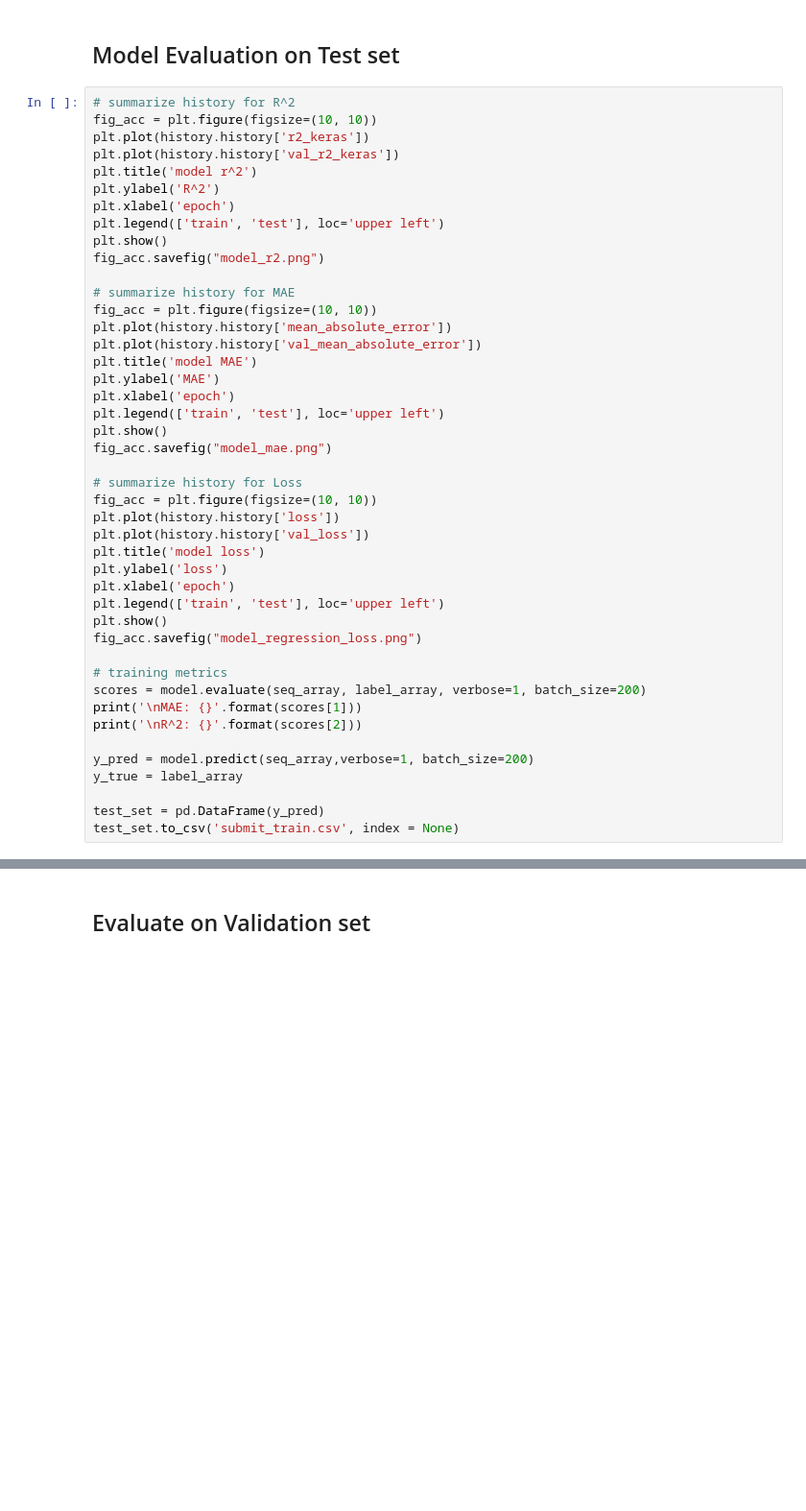
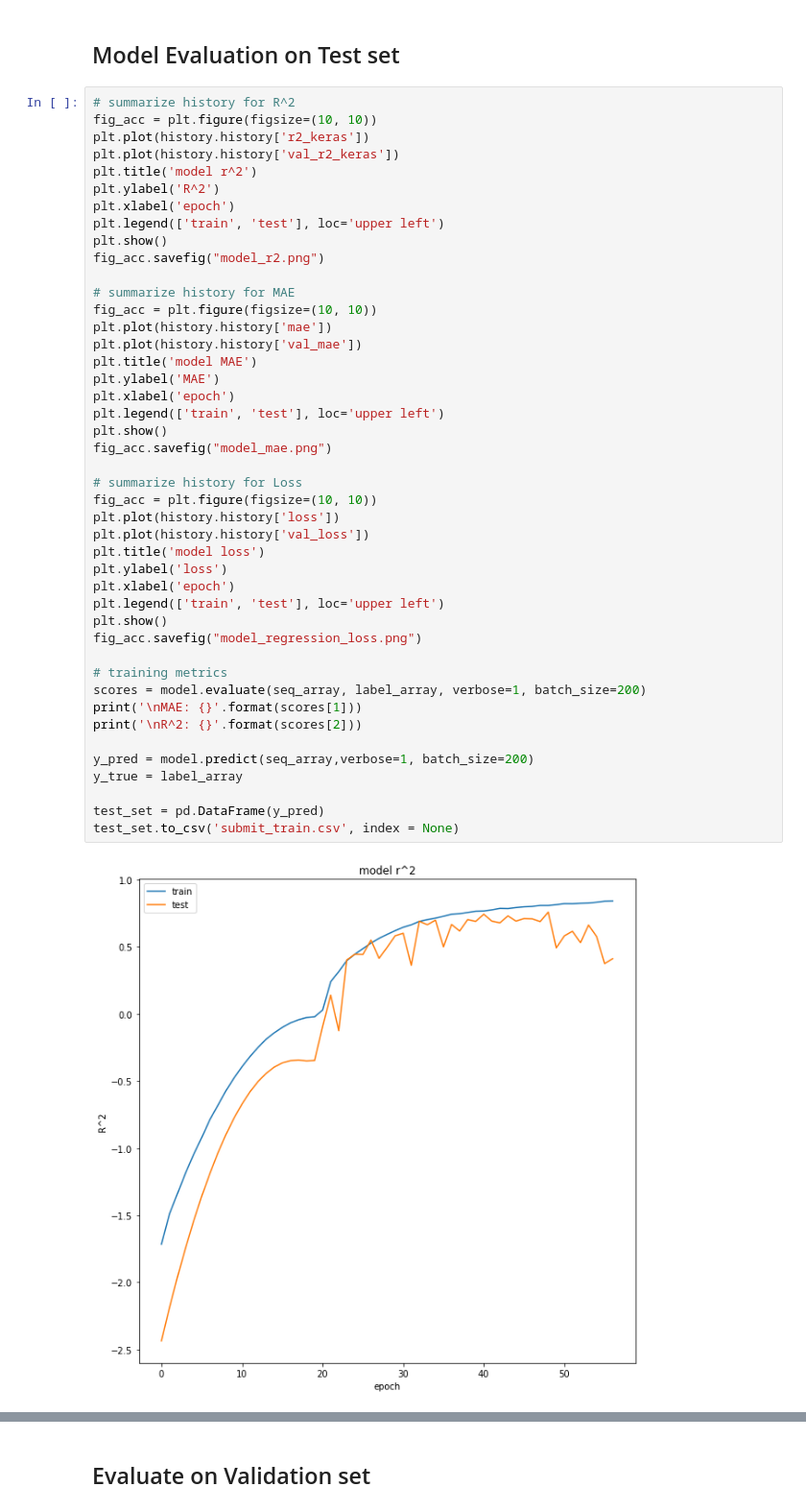
Before and after one commit to hperezblasco/mbit-tfm, a Jupyter notebook: src/notebook/Predictive_Maintenance_using_LSTM.ipynb, the cells around one changed output, grey strips where cells are left out. Shown: that part at 96% size. Drawn from its saved outputs; the diff is of its cells as text; blank space fills up the shorter version.

```diff
--- a/src/notebook/Predictive_Maintenance_using_LSTM.ipynb
+++ b/src/notebook/Predictive_Maintenance_using_LSTM.ipynb
@@ -691,33 +755,35 @@ fig_acc.savefig("model_r2.png")
 
 # summarize history for MAE
 fig_acc = plt.figure(figsize=(10, 10))
-plt.plot(history.history['mean_absolute_error'])
-plt.plot(history.history['val_mean_absolute_error'])
+plt.plot(history.history['mae'])
+plt.plot(history.history['val_mae'])
 plt.title('model MAE')
 plt.ylabel('MAE')
 plt.xlabel('epoch')
 plt.legend(['train', 'test'], loc='upper left')
 plt.show()
 fig_acc.savefig("model_mae.png")
 
 # summarize history for Loss
 fig_acc = plt.figure(figsize=(10, 10))
 plt.plot(history.history['loss'])
 plt.plot(history.history['val_loss'])
 plt.title('model loss')
 plt.ylabel('loss')
 plt.xlabel('epoch')
 plt.legend(['train', 'test'], loc='upper left')
 plt.show()
 fig_acc.savefig("model_regression_loss.png")
 
 # training metrics
 scores = model.evaluate(seq_array, label_array, verbose=1, batch_size=200)
 print('\nMAE: {}'.format(scores[1]))
 print('\nR^2: {}'.format(scores[2]))
 
 y_pred = model.predict(seq_array,verbose=1, batch_size=200)
 y_true = label_array
 
 test_set = pd.DataFrame(y_pred)
 test_set.to_csv('submit_train.csv', index = None)
+# %% [output]
+[figure, added]
```
Also changed, not shown: parts of 16 cells of this notebook, 39 other files.
